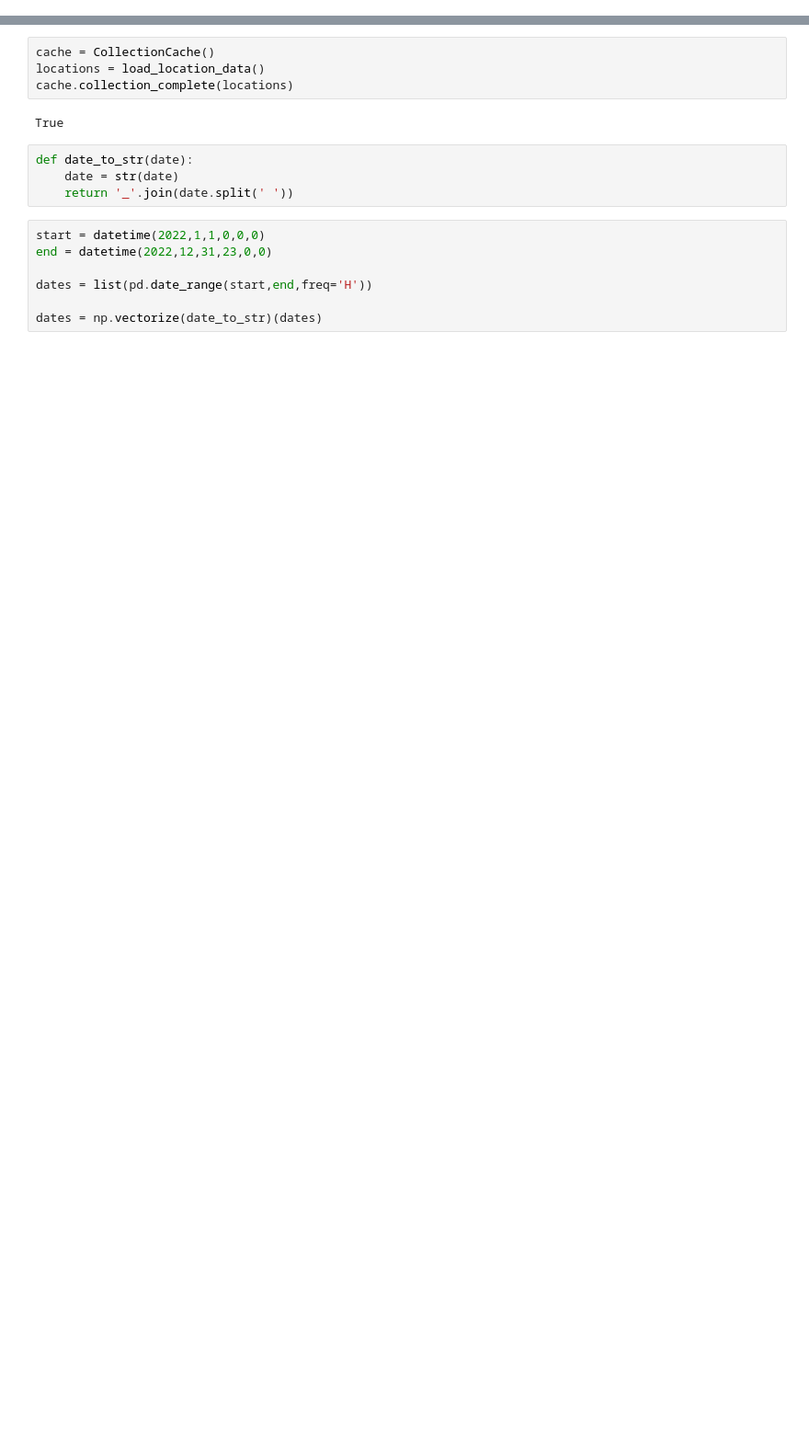
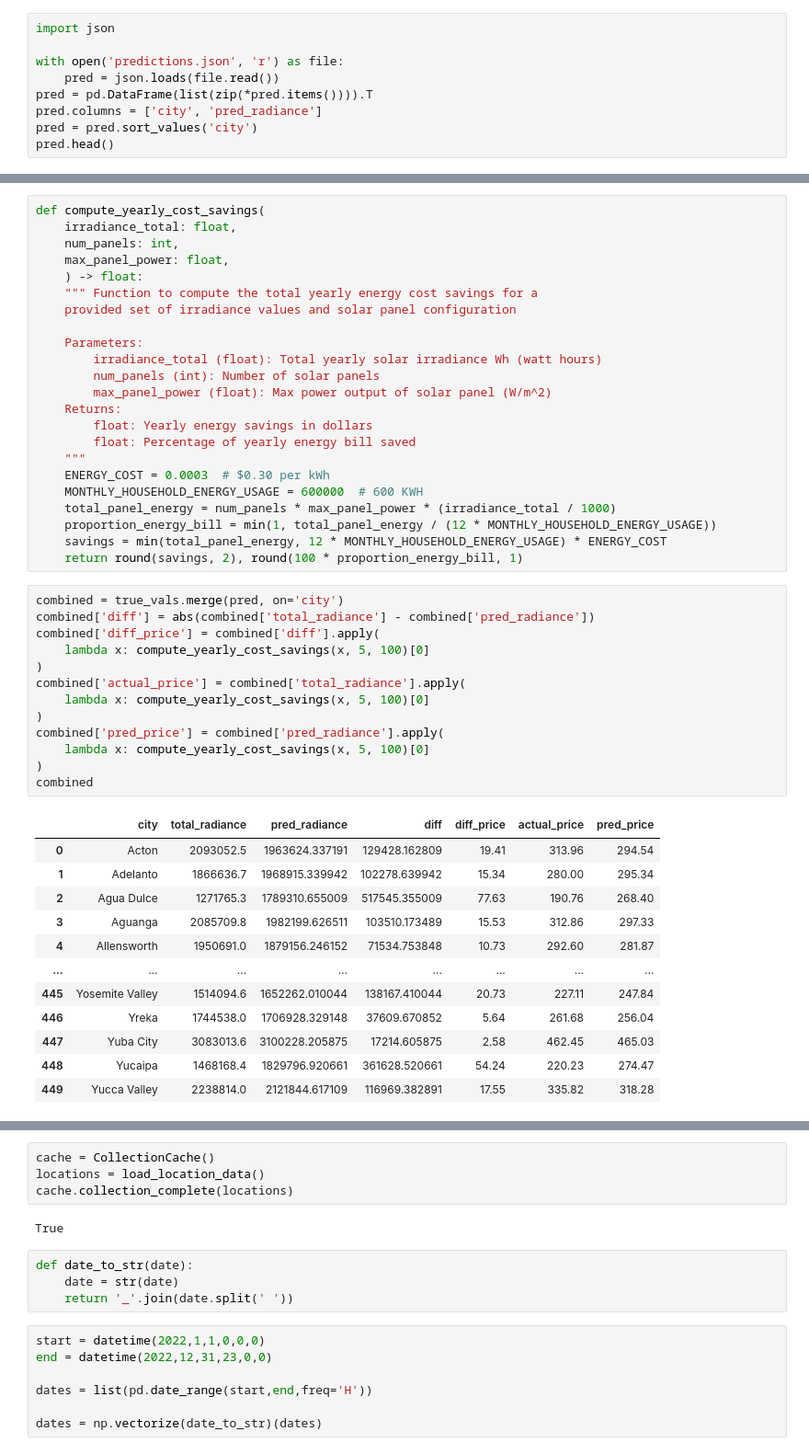
Before and after one commit to mattwheeler092/solar-power-output-prediction, a Jupyter notebook: etl_pipeline/dev.ipynb, the cells around one changed output, grey strips where cells are left out. Shown: that part at 92% size. Saved outputs shown, nothing was run; the diff lists cells and outputs as text; blank space fills up the shorter version.

Commit message:
Computed model MAE and MAPE $ performance

```diff
--- a/etl_pipeline/dev.ipynb
+++ b/etl_pipeline/dev.ipynb
@@ -18,0 +73,9 @@ from utils import load_location_data
+# %%
+import json
+
+with open('predictions.json', 'r') as file:
+    pred = json.loads(file.read())
+pred = pd.DataFrame(list(zip(*pred.items()))).T
+pred.columns = ['city', 'pred_radiance']
+pred = pred.sort_values('city')
+pred.head()
@@ -18,0 +89,49 @@ from utils import load_location_data
+# %%
+def compute_yearly_cost_savings(
+    irradiance_total: float,
+    num_panels: int,
+    max_panel_power: float,
+    ) -> float:
+    """ Function to compute the total yearly energy cost savings for a
+    provided set of irradiance values and solar panel configuration
+
+    Parameters:
+        irradiance_total (float): Total yearly solar irradiance Wh (watt hours)
+        num_panels (int): Number of solar panels
+        max_panel_power (float): Max power output of solar panel (W/m^2)
+    Returns:
+        float: Yearly energy savings in dollars
+        float: Percentage of yearly energy bill saved
+    """
+    ENERGY_COST = 0.0003  # $0.30 per kWh
+    MONTHLY_HOUSEHOLD_ENERGY_USAGE = 600000  # 600 KWH
+    total_panel_energy = num_panels * max_panel_power * (irradiance_total / 1000)
+    proportion_energy_bill = min(1, total_panel_energy / (12 * MONTHLY_HOUSEHOLD_ENERGY_USAGE))
+    savings = min(total_panel_energy, 12 * MONTHLY_HOUSEHOLD_ENERGY_USAGE) * ENERGY_COST
+    return round(savings, 2), round(100 * proportion_energy_bill, 1)
+# %%
+combined = true_vals.merge(pred, on='city')
+combined['diff'] = abs(combined['total_radiance'] - combined['pred_radiance'])
+combined['diff_price'] = combined['diff'].apply(
+    lambda x: compute_yearly_cost_savings(x, 5, 100)[0]
+)
+combined['actual_price'] = combined['total_radiance'].apply(
+    lambda x: compute_yearly_cost_savings(x, 5, 100)[0]
+)
+combined['pred_price'] = combined['pred_radiance'].apply(
+    lambda x: compute_yearly_cost_savings(x, 5, 100)[0]
+)
+combined
+# %% [output]
+|  | city | total_radiance | pred_radiance | diff | diff_price | actual_price | pred_price |
+| 0 | Acton | 2093052.5 | 1963624.337191 | 129428.162809 | 19.41 | 313.96 | 294.54 |
+| 1 | Adelanto | 1866636.7 | 1968915.339942 | 102278.639942 | 15.34 | 280.00 | 295.34 |
+| 2 | Agua Dulce | 1271765.3 | 1789310.655009 | 517545.355009 | 77.63 | 190.76 | 268.40 |
+| 3 | Aguanga | 2085709.8 | 1982199.626511 | 103510.173489 | 15.53 | 312.86 | 297.33 |
+| 4 | Allensworth | 1950691.0 | 1879156.246152 | 71534.753848 | 10.73 | 292.60 | 281.87 |
+| ... | ... | ... | ... | ... | ... | ... | ... |
+| 445 | Yosemite Valley | 1514094.6 | 1652262.010044 | 138167.410044 | 20.73 | 227.11 | 247.84 |
+| 446 | Yreka | 1744538.0 | 1706928.329148 | 37609.670852 | 5.64 | 261.68 | 256.04 |
+| 447 | Yuba City | 3083013.6 | 3100228.205875 | 17214.605875 | 2.58 | 462.45 | 465.03 |
+| 448 | Yucaipa | 1468168.4 | 1829796.920661 | 361628.520661 | 54.24 | 220.23 | 274.47 |
+| 449 | Yucca Valley | 2238814.0 | 2121844.617109 | 116969.382891 | 17.55 | 335.82 | 318.28 |
```
Also changed, not shown: parts of 14 cells of this notebook, 1 other file.
